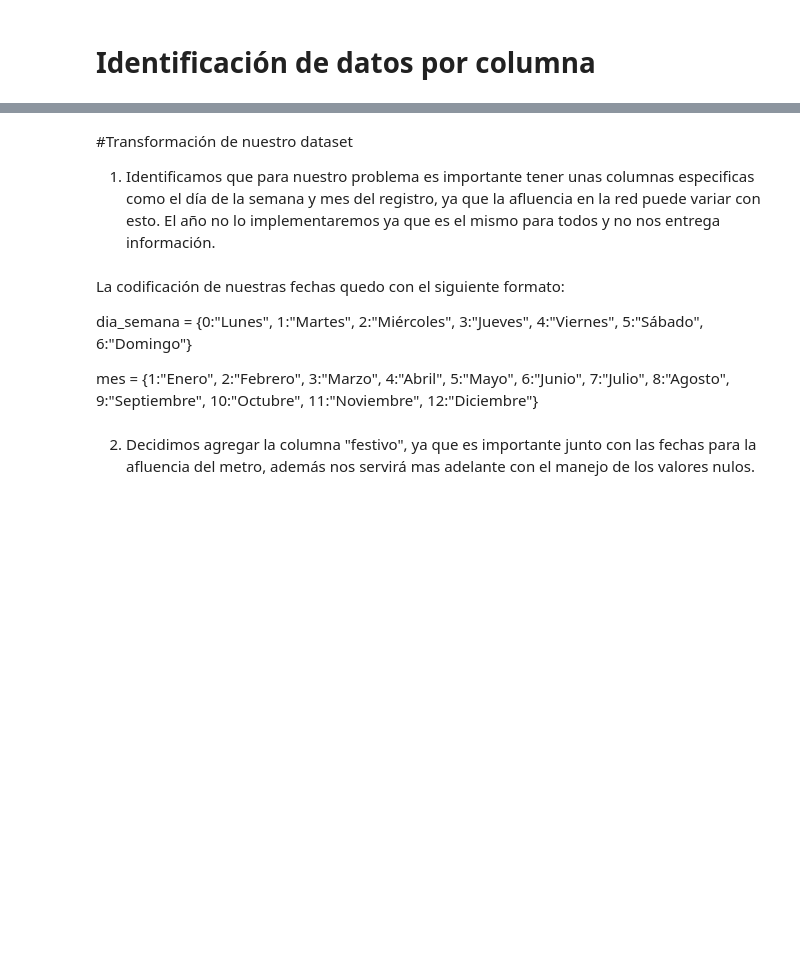
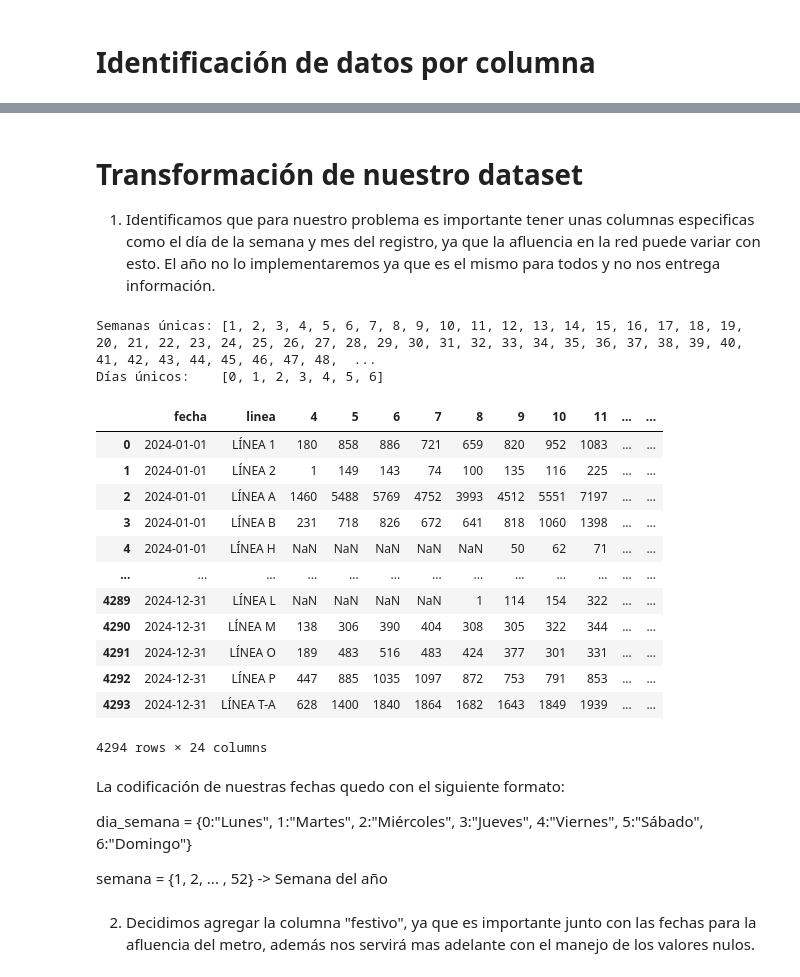
Before and after one commit to gomezjimena/Modelo_afluencia_metro, a Jupyter notebook: Exploracion_inicial.ipynb, the cells around one changed output, grey strips where cells are left out. Saved outputs shown, nothing was run; the diff lists cells and outputs as text; code cells hidden in the pictures; blank space fills up the shorter version.

```diff
--- a/Exploracion_inicial.ipynb
+++ b/Exploracion_inicial.ipynb
@@ -48,23 +98,40 @@ df_raw.isnull().sum()
 # %% [markdown]
-#Transformación de nuestro dataset
+# Transformación de nuestro dataset
 1. Identificamos que para nuestro problema es importante tener unas columnas especificas como el día de la semana y mes del registro, ya que la afluencia en la red puede variar con esto. El año no lo implementaremos ya que es el mismo para todos y no nos entrega información.
 # %%
 # Extraer variables temporales desde la columna fecha
-df_raw["mes"] = df_raw["fecha"].dt.month # 1 = Enero, 12 = Diciembre
+df_raw["semana"] = df_raw["fecha"].dt.isocalendar().week.astype(int)
 df_raw["dia_semana"] = df_raw["fecha"].dt.dayofweek  # 0=lunes, 6=domingo
 
 # Verificación
-print(f"\nMeses únicos: {sorted(df_raw['mes'].unique())}")
-print(f"Días únicos:  {sorted(df_raw['dia_semana'].unique())}")
+print(f"\nSemanas únicas: {sorted(df_raw['semana'].unique())}")
+print(f"Días únicos:    {sorted(df_raw['dia_semana'].unique())}")
+# %% [output]
+Semanas únicas: [1, 2, 3, 4, 5, 6, 7, 8, 9, 10, 11, 12, 13, 14, 15, 16, 17, 18, 19, 20, 21, 22, 23, 24, 25, 26, 27, 28, 29, 30, 31, 32, 33, 34, 35, 36, 37, 38, 39, 40, 41, 42, 43, 44, 45, 46, 47, 48,  ...
+Días únicos:    [0, 1, 2, 3, 4, 5, 6]
+# %%
+df_raw
+# %% [output]
+|  | fecha | linea | 4 | 5 | 6 | 7 | 8 | 9 | 10 | 11 | ... | ... |
+| 0 | 2024-01-01 | LÍNEA 1 | 180 | 858 | 886 | 721 | 659 | 820 | 952 | 1083 | ... | ... |
+| 1 | 2024-01-01 | LÍNEA 2 | 1 | 149 | 143 | 74 | 100 | 135 | 116 | 225 | ... | ... |
+| 2 | 2024-01-01 | LÍNEA A | 1460 | 5488 | 5769 | 4752 | 3993 | 4512 | 5551 | 7197 | ... | ... |
+| 3 | 2024-01-01 | LÍNEA B | 231 | 718 | 826 | 672 | 641 | 818 | 1060 | 1398 | ... | ... |
+| 4 | 2024-01-01 | LÍNEA H | NaN | NaN | NaN | NaN | NaN | 50 | 62 | 71 | ... | ... |
+| ... | ... | ... | ... | ... | ... | ... | ... | ... | ... | ... | ... | ... |
+| 4289 | 2024-12-31 | LÍNEA L | NaN | NaN | NaN | NaN | 1 | 114 | 154 | 322 | ... | ... |
+| 4290 | 2024-12-31 | LÍNEA M | 138 | 306 | 390 | 404 | 308 | 305 | 322 | 344 | ... | ... |
+| 4291 | 2024-12-31 | LÍNEA O | 189 | 483 | 516 | 483 | 424 | 377 | 301 | 331 | ... | ... |
+| 4292 | 2024-12-31 | LÍNEA P | 447 | 885 | 1035 | 1097 | 872 | 753 | 791 | 853 | ... | ... |
+| 4293 | 2024-12-31 | LÍNEA T-A | 628 | 1400 | 1840 | 1864 | 1682 | 1643 | 1849 | 1939 | ... | ... |
+4294 rows × 24 columns
 # %% [markdown]
 La codificación de nuestras fechas quedo con el siguiente formato:
 
 dia_semana = {0:"Lunes", 1:"Martes", 2:"Miércoles", 3:"Jueves",
                 4:"Viernes", 5:"Sábado", 6:"Domingo"}
 
-mes = {1:"Enero", 2:"Febrero", 3:"Marzo", 4:"Abril",
-                 5:"Mayo", 6:"Junio", 7:"Julio", 8:"Agosto",
-                 9:"Septiembre", 10:"Octubre", 11:"Noviembre", 12:"Diciembre"}
+semana = {1, 2, ... , 52} -> Semana del año
 # %% [markdown]
 2. Decidimos agregar la columna "festivo", ya que es importante junto con las fechas para la afluencia del metro, además nos servirá mas adelante con el manejo de los valores nulos.
 # %%
```
Also changed, not shown: parts of 31 cells of this notebook, 2 other files.
